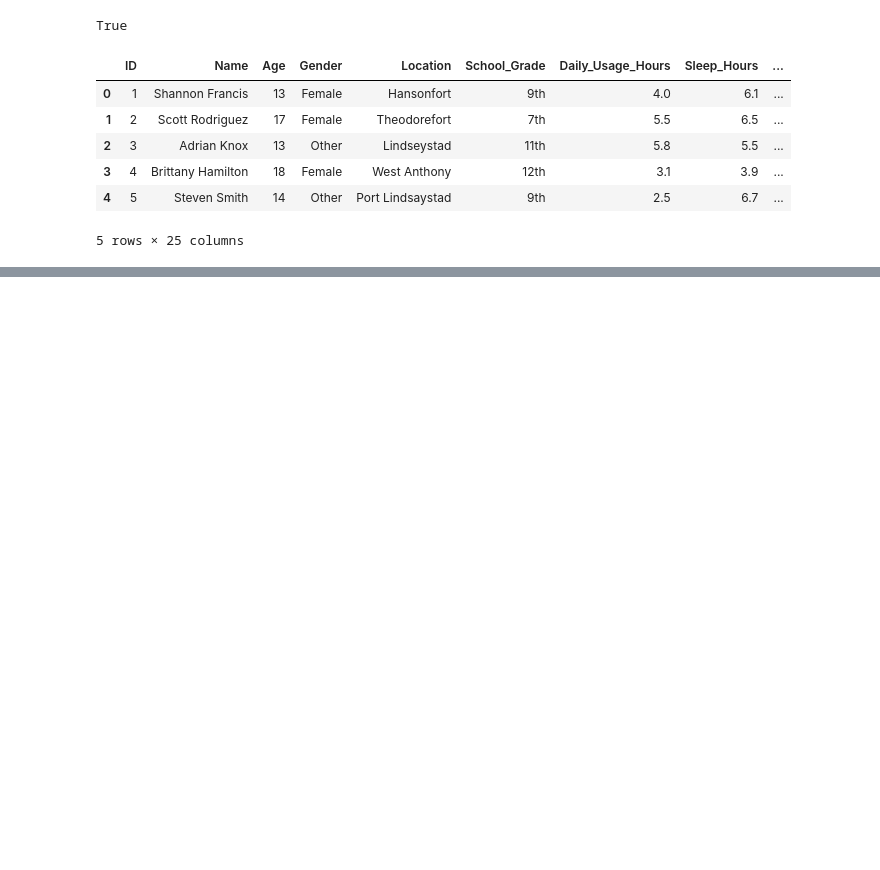
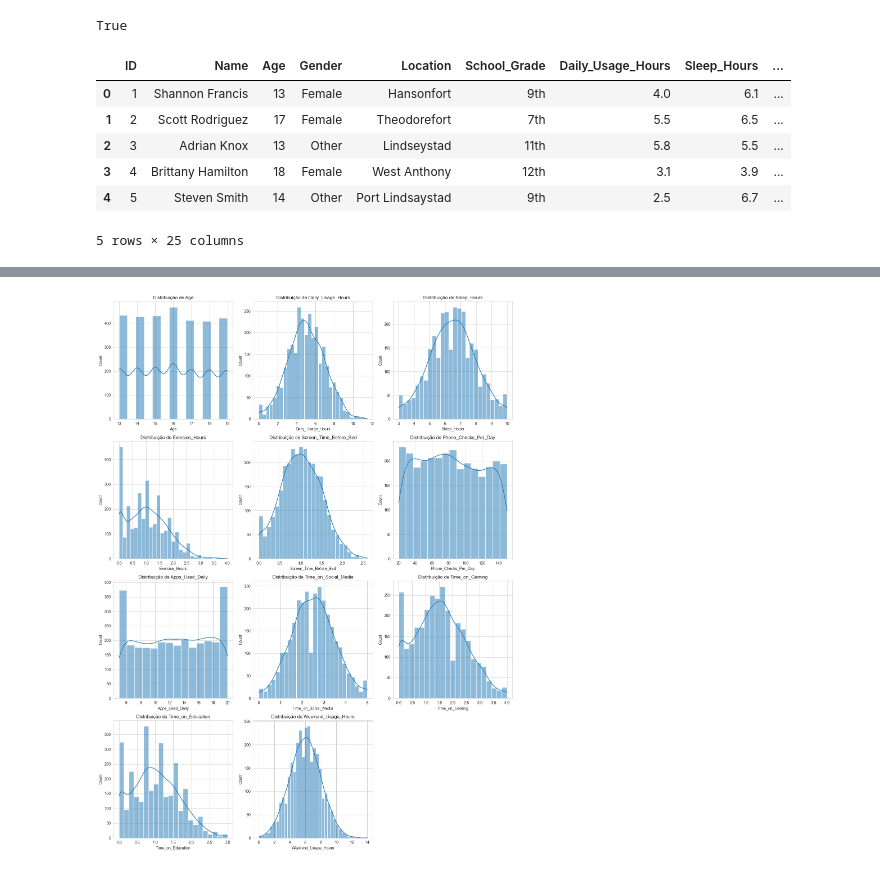
Before and after one commit to ArthurTorres11/Teen-Smartphone-Usage-and-Addiction-Impact-Dataset, a Jupyter notebook: eda.ipynb, the cells around one changed output, grey strips where cells are left out. Cells and saved outputs as stored; diff of their text form; code cells hidden in the pictures; blank space fills up the shorter version.

```diff
--- a/eda.ipynb
+++ b/eda.ipynb
@@ -24,0 +71,4 @@ df.head()
+# %%
+# Verificar valores faltantes
+for col in df.columns:
+    print(f"A coluna {col} tem {df[col].isnull().sum()} valores faltantes")
@@ -24,0 +95,8 @@ df.head()
+# %%
+numericas = ["Age", "Daily_Usage_Hours", "Sleep_Hours", "Exercise_Hours",
+                        "Screen_Time_Before_Bed", "Phone_Checks_Per_Day",
+                        "Apps_Used_Daily", "Time_on_Social_Media", "Time_on_Gaming",
+                        "Time_on_Education", "Weekend_Usage_Hours"]
+
+df_numericas = df[numericas]
+df_numericas.head()
@@ -24,0 +110,16 @@ df.head()
+# %%
+sns.set_style("whitegrid")
+fig, axes = plt.subplots(nrows=4, ncols=3, figsize=(15, 20))
+axes = axes.flatten()
+
+for i, col in enumerate(numericas):
+    sns.histplot(data=df, x=col, ax=axes[i], kde=True)
+    axes[i].set_title(f'Distribuição de {col}', fontsize=12)
+
+for i in range(len(numericas), len(axes)):
+    fig.delaxes(axes[i])
+
+plt.tight_layout()
+plt.show()
+# %% [output]
+[figure, added]
```
Also changed, not shown: parts of 8 cells of this notebook.
